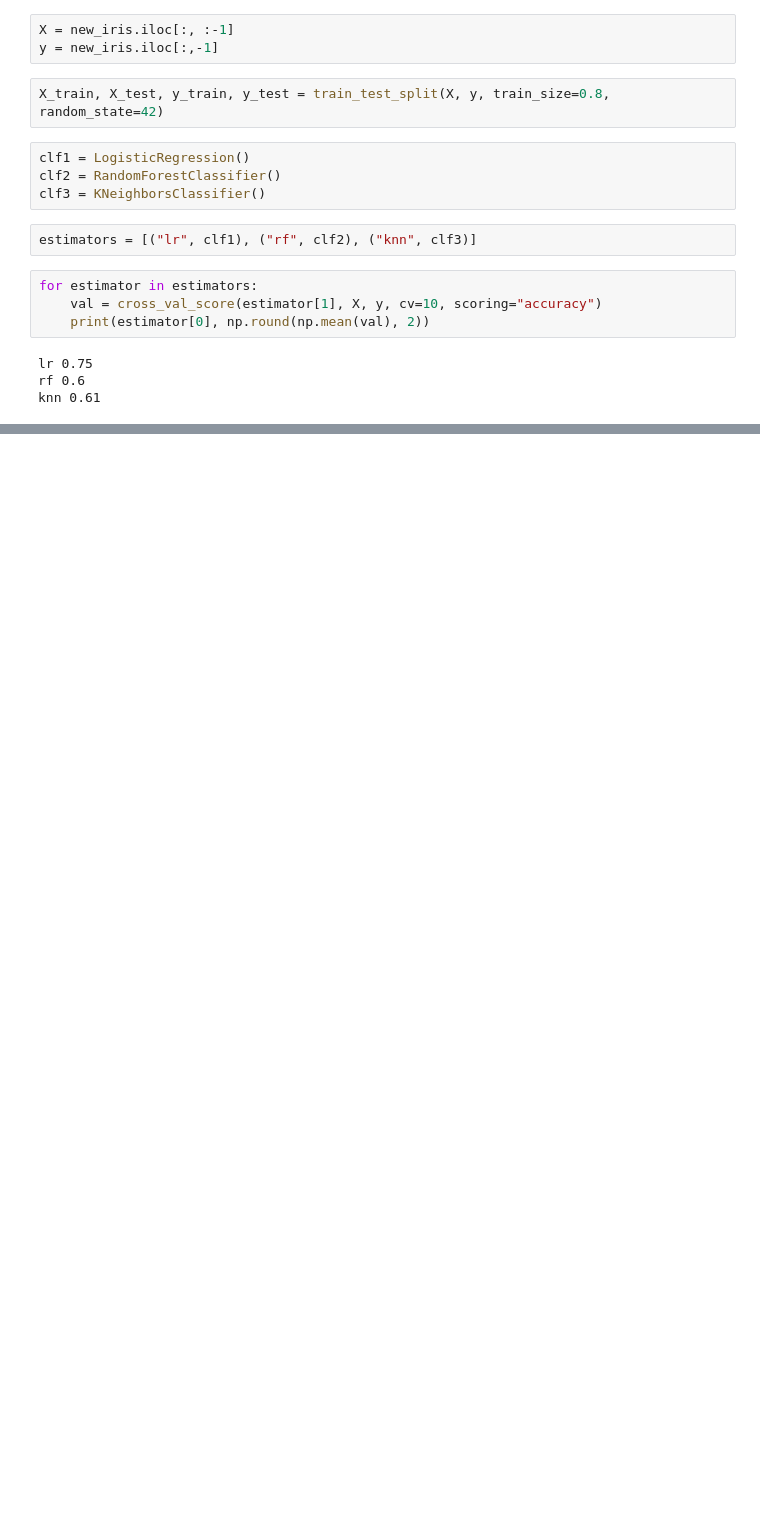
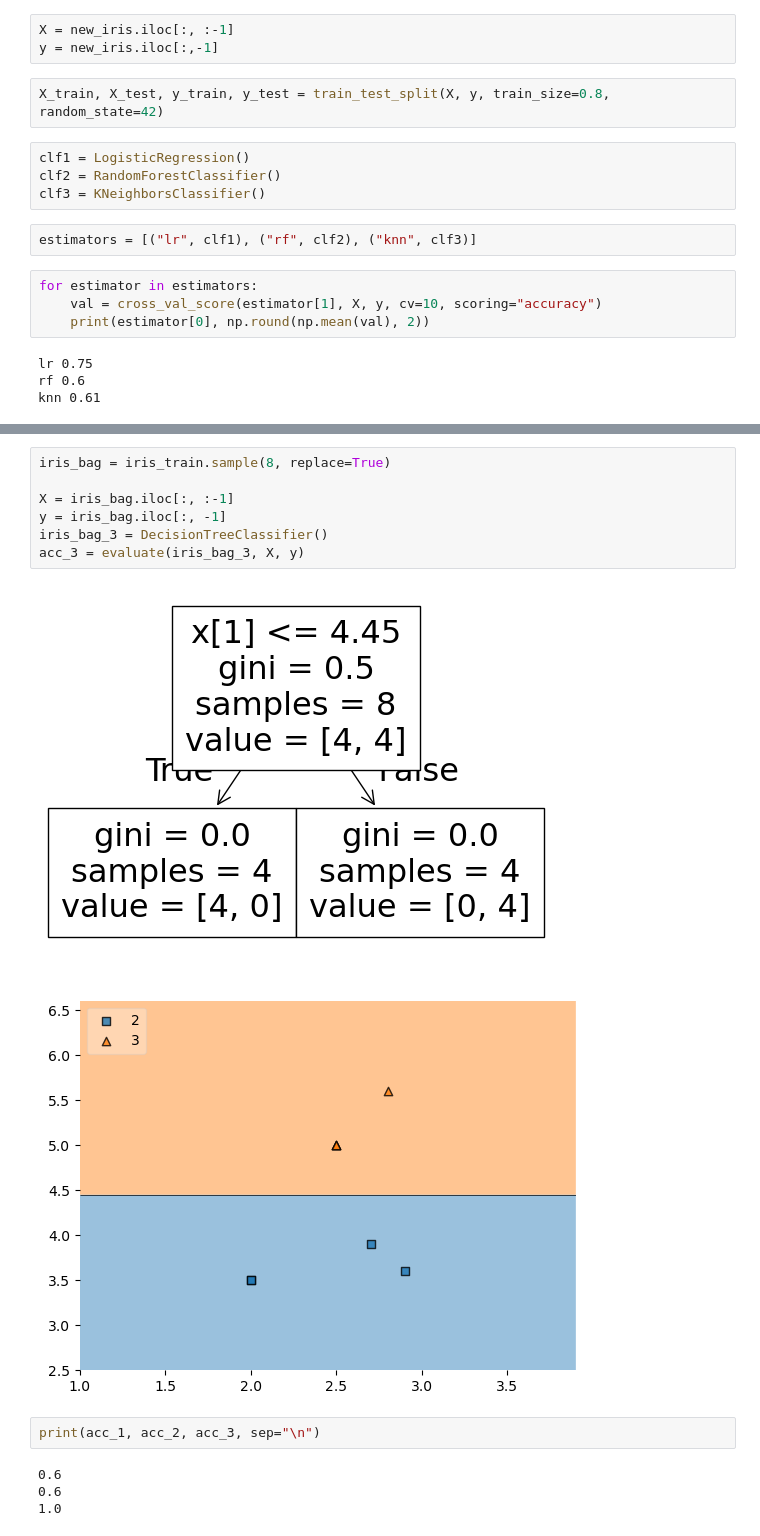
Before and after one commit to itsanishsingh/task-ensemble, a Jupyter notebook: task_ensemble.ipynb, the cells around one changed output, grey strips where cells are left out. Drawn from its saved outputs; the diff is of its cells as text; blank space fills up the shorter version.

```diff
--- a/task_ensemble.ipynb
+++ b/task_ensemble.ipynb
@@ -98,0 +148,16 @@ VC-soft 0.66
+# %%
+iris_bag = iris_train.sample(8, replace=True)
+
+X = iris_bag.iloc[:, :-1]
+y = iris_bag.iloc[:, -1]
+iris_bag_3 = DecisionTreeClassifier()
+acc_3 = evaluate(iris_bag_3, X, y)
+# %% [output]
+[figure, added]
+[figure, added]
+# %%
+print(acc_1, acc_2, acc_3, sep="\n")
+# %% [output]
+0.6
+0.6
+1.0
```
Also changed, not shown: parts of 18 cells of this notebook.
